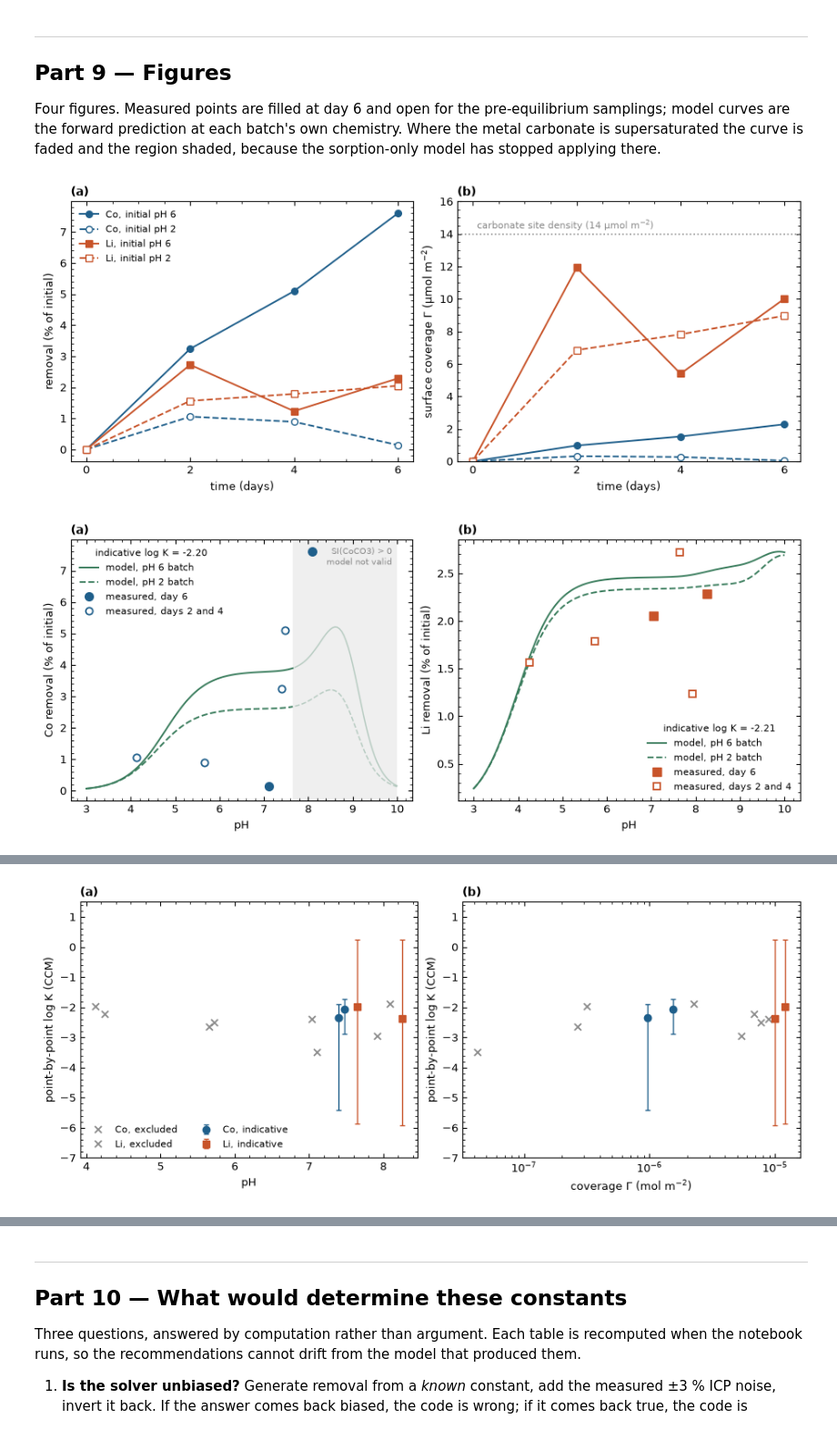
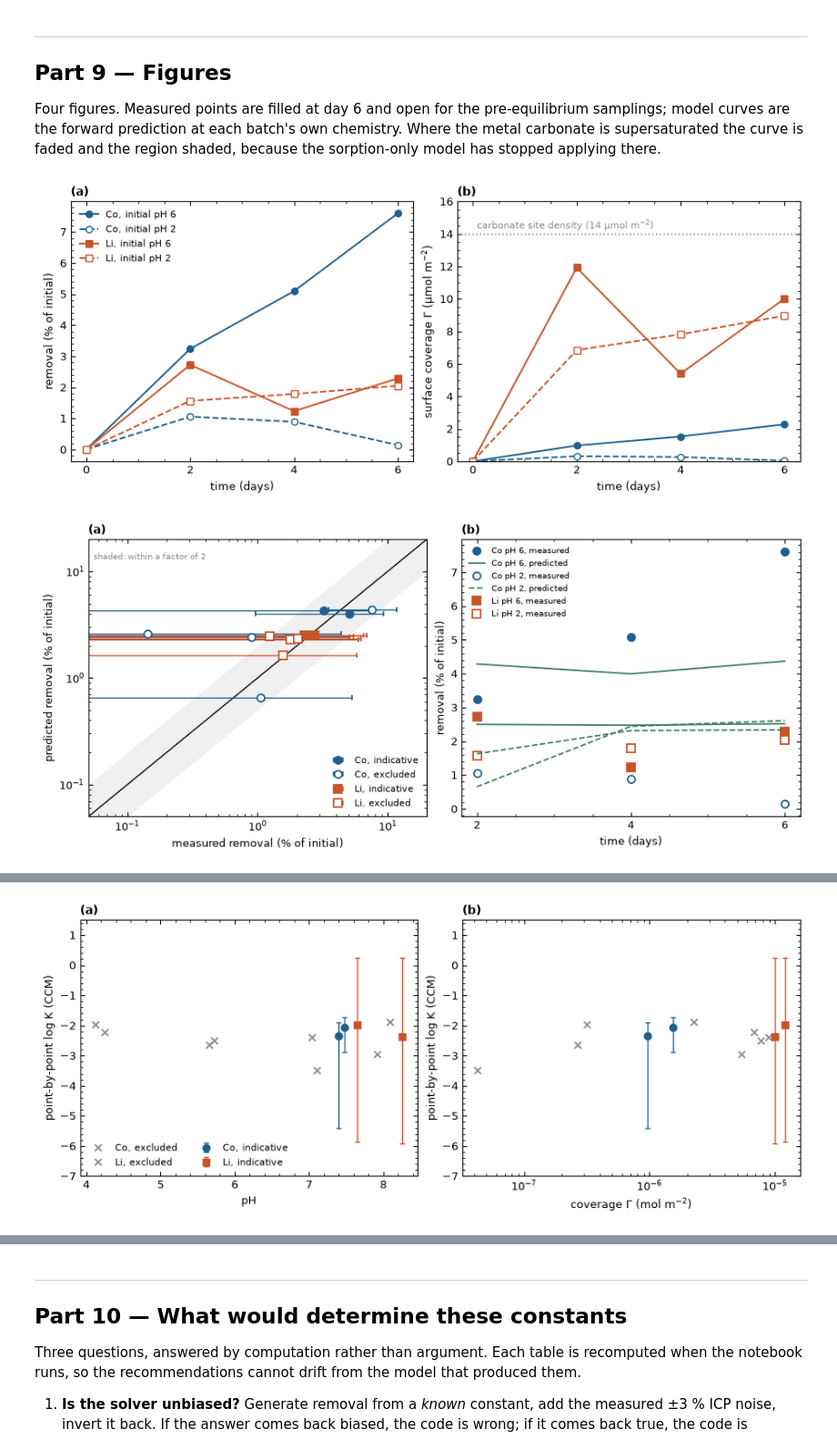
Before and after one commit to Marwa-2024/CCM-to-determine-Log-K-, a Jupyter notebook: LogK_dolomite_SCM.ipynb, the cells around one changed output, grey strips where cells are left out. Shown at 91% size. Cells and saved outputs as stored; diff of their text form; code cells hidden in the pictures.

```diff
--- a/LogK_dolomite_SCM.ipynb
+++ b/LogK_dolomite_SCM.ipynb
@@ -826,37 +826,67 @@ ax.set_xticks([0, 2, 4, 6]); bx.set_xticks([0, 2, 4, 6]); bx.set_ylim(0, 16)
 ax.legend(loc="upper left"); panel(ax, "a"); panel(bx, "b")
 savefig(fig, "Fig1_kinetics")
 
-# ---- Figure 2: adsorption edges --------------------------------------------------------------
-fig, axes = plt.subplots(1, 2, figsize=(9.0, 3.7), constrained_layout=True)
-grid = np.linspace(3, 10, 141)
-for ax, metal, letter in zip(axes, ["Co", "Li"], "ab"):
-    e0 = eq[(eq.metal == metal) & (eq.batch == "pH6")].iloc[0]
-    phase = "CoCO3 (sphaerocobaltite)" if metal == "Co" else "Li2CO3"
-    si = np.array([speciate(p, totals_for(e0), metal)["SI"][phase] for p in grid])
-    p_sat = grid[np.argmax(si > 0)] if np.any(si > 0) else grid[-1]
-    if p_sat < grid[-1]:
-        ax.axvspan(p_sat, grid[-1], color=COL["grey"], alpha=0.13, lw=0, zorder=0)
-        ax.text(grid[-1] - 0.12, 0.975, f"SI({phase.split()[0]}) > 0\nmodel not valid",
-                fontsize=7.4, color=COL["grey"], va="top", ha="right",
-                transform=ax.get_xaxis_transform())
-    for batch, ls in [("pH6", "-"), ("pH2", "--")]:
-        e = eq[(eq.metal == metal) & (eq.batch == batch)].iloc[0]
-        curve = np.array([forward_removal(metal, p, e.C0_ppm, e.Ca_ppm, e.Mg_ppm, best[metal])
-                          for p in grid])
-        keep = grid <= p_sat
-        ax.plot(grid[keep], curve[keep], ls, color=COL["model"],
-                label=f"model, {batch.replace('pH', 'pH ')} batch")
-        ax.plot(grid[~keep], curve[~keep], ls, color=COL["model"], alpha=0.3, lw=1.1)
-    d = data[(data.metal == metal) & (data.day > 0)]
-    ax.plot(d[d.day == 6].pH, d[d.day == 6]["removal_%"], MK[metal], color=COL[metal],
-            ms=7, ls="none", label="measured, day 6", zorder=3)
-    ax.plot(d[d.day < 6].pH, d[d.day < 6]["removal_%"], MK[metal], color=COL[metal],
-            mfc="white", mew=1.3, ms=6, ls="none", label="measured, days 2 and 4")
-    ax.set_xlabel("pH"); ax.set_ylabel(f"{metal} removal (% of initial)")
-    ax.legend(loc="upper left" if metal == "Co" else "lower right",
-              title=f"indicative log K = {best[metal]:+.2f}", title_fontsize=8)
-    panel(ax, letter)
-savefig(fig, "Fig2_adsorption_edges")
+# ---- Figure 2: measured against predicted, each point at its OWN chemistry -------------------
+# NOT an adsorption edge. An edge (Goldberg 1985; Belova et al. 2014) varies pH alone at fixed
+# contact time. Here pH, contact time and the Ca/Mg competitor load all move together between
+# samplings, so no single curve on a pH axis is valid. The standard presentation for data whose
+# conditions vary between samples is measured against predicted on a 1:1 line, with every point
+# predicted at its own pH, its own Ca and Mg, and its own initial concentration.
+par = []
+for _, r in data[data.day > 0].iterrows():
+    pred = forward_removal(r.metal, r.pH, r.C0_ppm, r.Ca_ppm, r.Mg_ppm, best[r.metal])
+    dC   = r.C0_ppm - r.Me_ppm
+    sd   = np.hypot(ICP_REL*r.C0_ppm, ICP_REL*r.Me_ppm)
+    grade = ppdf[(ppdf.metal == r.metal) & (ppdf.batch == r.batch) &
+                 (ppdf.day == r.day)].grade.iloc[0]
+    par.append(dict(metal=r.metal, batch=r.batch, day=int(r.day), pH=r.pH,
+                    measured=r["removal_%"], predicted=pred,
+                    err_pct=100*sd/r.C0_ppm, grade=grade))
+par = pd.DataFrame(par)
+
+fig, axes = plt.subplots(1, 2, figsize=(9.2, 4.0), constrained_layout=True)
+
+ax = axes[0]
+lim = (0.05, 20)
+ax.plot(lim, lim, "-", color="k", lw=1, zorder=1)
+ax.fill_between(lim, [l*0.5 for l in lim], [l*2 for l in lim], color=COL["grey"],
+                alpha=0.12, lw=0, zorder=0)
+for metal in ["Co", "Li"]:
+    for grade, mfc, lab in [("indicative", COL[metal], "indicative"),
+                            ("excluded", "white", "excluded")]:
+        d = par[(par.metal == metal) & (par.grade == grade)]
+        if not len(d): continue
+        ax.errorbar(d.measured, d.predicted, xerr=d.err_pct, fmt=MK[metal], color=COL[metal],
+                    mfc=mfc, mew=1.3, ms=6.5, capsize=2.5, lw=1, ls="none",
+                    label=f"{metal}, {lab}")
+ax.set_xscale("log"); ax.set_yscale("log"); ax.set_xlim(*lim); ax.set_ylim(*lim)
+ax.set_xlabel("measured removal (% of initial)")
+ax.set_ylabel("predicted removal (% of initial)")
+ax.text(0.055, 13, "shaded: within a factor of 2", fontsize=7.5, color=COL["grey"])
+ax.legend(loc="lower right"); panel(ax, "a")
+
+bx = axes[1]
+for metal in ["Co", "Li"]:
+    for batch, ls, fill in [("pH6", "-", True), ("pH2", "--", False)]:
+        d = par[(par.metal == metal) & (par.batch == batch)].sort_values("day")
+        bx.plot(d.day, d.measured, MK[metal], color=COL[metal], ls="none", ms=6.5,
+                mfc=COL[metal] if fill else "white", mew=1.3,
+                label=f"{metal} {batch.replace('pH', 'pH ')}, measured")
+        bx.plot(d.day, d.predicted, ls, color=COL["model"], lw=1.3,
+                label=f"{metal} {batch.replace('pH', 'pH ')}, predicted" if metal == "Co" else None)
+bx.set_xlabel("time (days)"); bx.set_ylabel("removal (% of initial)")
+bx.set_xticks([2, 4, 6]); bx.legend(loc="upper left", ncol=1, fontsize=7)
+panel(bx, "b")
+savefig(fig, "Fig2_measured_vs_predicted")
+
+print("Figure 2a: every point predicted at its OWN pH, Ca, Mg and dose, against the 1:1 line.")
+print("Figure 2b: the same numbers against time. The prediction is an equilibrium calculation,")
+print("so it is nearly flat; the cobalt pH 6 measurement climbs past it, which is the approach to")
+print("equilibrium. The cobalt pH 2 points run the other way because at 0.1 to 0.9 mg/L of uptake")
+print("against 3.4 mg/L of noise they carry no information, which Part 3 established.")
+_ok = par[(par.grade == "indicative")]
+_fac = np.maximum(_ok.predicted/_ok.measured, _ok.measured/_ok.predicted)
+print(f"\nOf the {len(_ok)} indicative points, {int((_fac < 2).sum())} fall within a factor of 2 of the prediction.")
 
 # ---- Figure 3: the point-by-point constant against pH and coverage ---------------------------
 fig, axes = plt.subplots(1, 2, figsize=(9.0, 3.7), constrained_layout=True)
@@ -869,31 +899,31 @@ for ax, (xcol, xlab) in zip(axes, [("pH", "pH"), ("Gamma", "coverage Γ (mol m$^
                     fmt=MK[metal], color=COL[metal], ms=6, capsize=2.5, lw=1,
                     ls="none", label=f"{metal}, indicative")
         ax.plot(x[xcol], x.logK_CCM, "x", color=COL["grey"], ms=6, mew=1.3, ls="none",
                 label=f"{metal}, excluded")
     if xcol == "Gamma": ax.set_xscale("log")
     ax.set_xlabel(xlab); ax.set_ylabel("point-by-point log K (CCM)"); ax.set_ylim(-7, 1.5)
 axes[0].legend(loc="lower left", ncol=2); panel(axes[0], "a"); panel(axes[1], "b")
 savefig(fig, "Fig3_logK_diagnostic")
 
 # ---- Figure 4: precision, the controlling variable --------------------------------------------
 fig, ax = plt.subplots(figsize=(6.0, 4.0), constrained_layout=True)
 for metal in ["Co", "Li"]:
     d = scr[scr.metal == metal]
     ax.plot(d.removal_pct, d.rel_err_pct, MK[metal], color=COL[metal], ls="none",
             ms=7, label=metal)
 _x = np.linspace(0.1, 12, 200)
 ax.plot(_x, 100*np.hypot(ICP_REL, ICP_REL*(1 - _x/100))/(_x/100), "-",
         color=COL["grey"], lw=1.2, label="±3 % ICP, exact")
 ax.axhline(REL_ERR_FIT, color="k", ls=":", lw=1.2)
 ax.text(0.15, REL_ERR_FIT*1.15, f"fit-grade bar, {REL_ERR_FIT:.0f} %", fontsize=8)
 ax.set_xscale("log"); ax.set_yscale("log")
 ax.set_xlabel("removal (% of initial)"); ax.set_ylabel("relative error on Γ (%)")
 ax.legend(loc="upper right")
 savefig(fig, "Fig4_precision_vs_removal")
 print("Figure 4 is the one that explains the result: the relative error on Γ is set entirely by")
 print("how much metal leaves solution. Every measured point sits above the fit-grade bar, and the")
 print("grey curve shows that no amount of care in the analysis can move a point off it - only a")
 print("different experiment can.")
 # %% [output]
 [figure]
-[figure, old version]
+[figure, new version]
```
Also changed, not shown: parts of 1 cell of this notebook, 18 other files.
